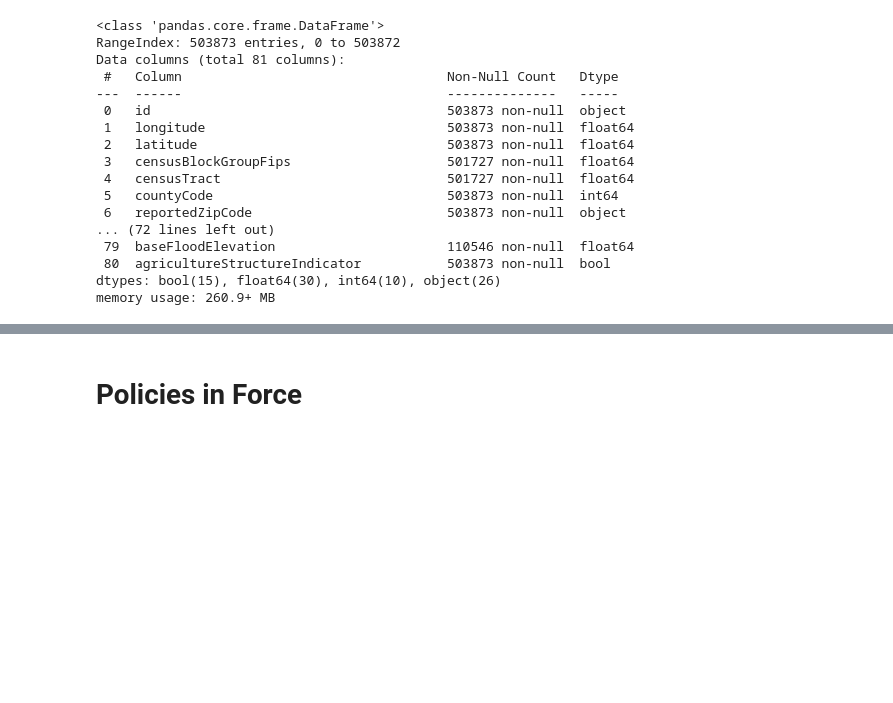
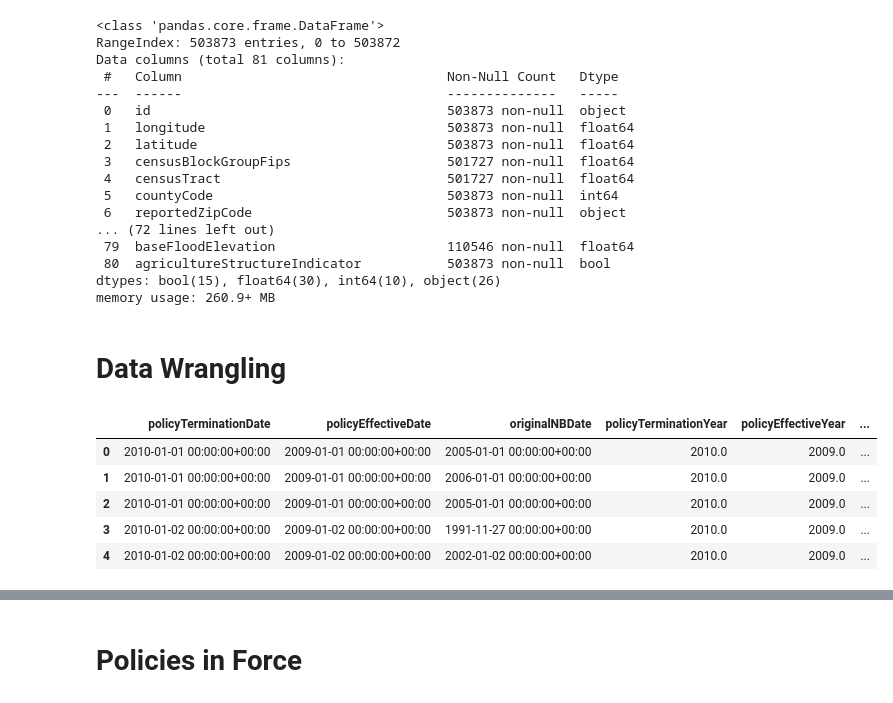
Before and after one commit to mebauer/fema-nfip-nyc, a Jupyter notebook: sample-analysis.ipynb, the cells around one changed output, grey strips where cells are left out. Saved outputs shown, nothing was run; the diff lists cells and outputs as text; code cells hidden in the pictures; blank space fills up the shorter version.

```diff
--- a/sample-analysis.ipynb
+++ b/sample-analysis.ipynb
@@ -80,3 +76,27 @@ Data columns (total 81 columns):
  80  agricultureStructureIndicator           503873 non-null  bool
 dtypes: bool(15), float64(30), int64(10), object(26)
 memory usage: 260.9+ MB
+# %% [markdown]
+# Data Wrangling
+# %%
+df['policyTerminationDate'] = pd.to_datetime(df['policyTerminationDate'], errors='coerce')
+df['policyEffectiveDate'] = pd.to_datetime(df['policyEffectiveDate'], errors='coerce')
+df['originalNBDate'] = pd.to_datetime(df['originalNBDate'], errors='coerce')
+
+df['policyTerminationYear'] = df['policyTerminationDate'].dt.year
+df['policyEffectiveYear'] = df['policyEffectiveDate'].dt.year
+df['originalNBYear'] = df['originalNBDate'].dt.year
+
+cols = [
+    'policyTerminationDate', 'policyEffectiveDate', 'originalNBDate',
+    'policyTerminationYear', 'policyEffectiveYear', 'originalNBYear'
+]
+
+df.loc[:, cols].head()
+# %% [output]
+|  | policyTerminationDate | policyEffectiveDate | originalNBDate | policyTerminationYear | policyEffectiveYear | ... |
+| 0 | 2010-01-01 00:00:00+00:00 | 2009-01-01 00:00:00+00:00 | 2005-01-01 00:00:00+00:00 | 2010.0 | 2009.0 | ... |
+| 1 | 2010-01-01 00:00:00+00:00 | 2009-01-01 00:00:00+00:00 | 2006-01-01 00:00:00+00:00 | 2010.0 | 2009.0 | ... |
+| 2 | 2010-01-01 00:00:00+00:00 | 2009-01-01 00:00:00+00:00 | 2005-01-01 00:00:00+00:00 | 2010.0 | 2009.0 | ... |
+| 3 | 2010-01-02 00:00:00+00:00 | 2009-01-02 00:00:00+00:00 | 1991-11-27 00:00:00+00:00 | 2010.0 | 2009.0 | ... |
+| 4 | 2010-01-02 00:00:00+00:00 | 2009-01-02 00:00:00+00:00 | 2002-01-02 00:00:00+00:00 | 2010.0 | 2009.0 | ... |
```
Also changed, not shown: parts of 16 cells of this notebook.
